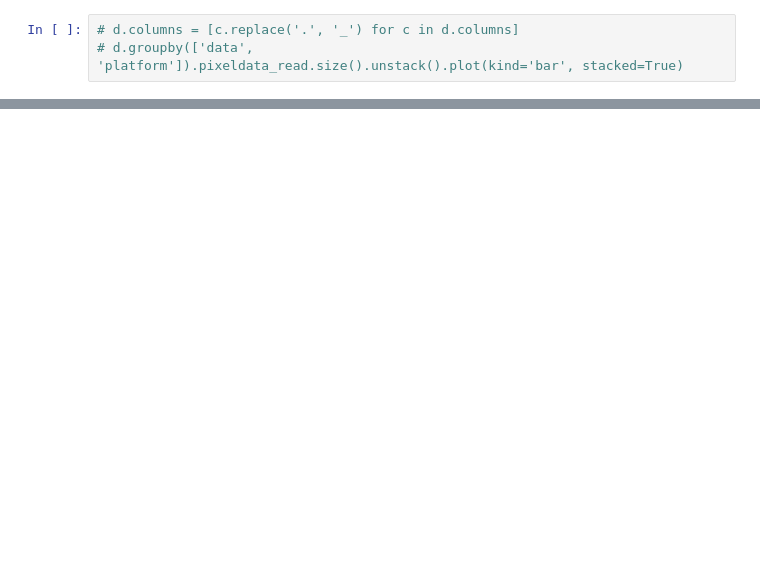
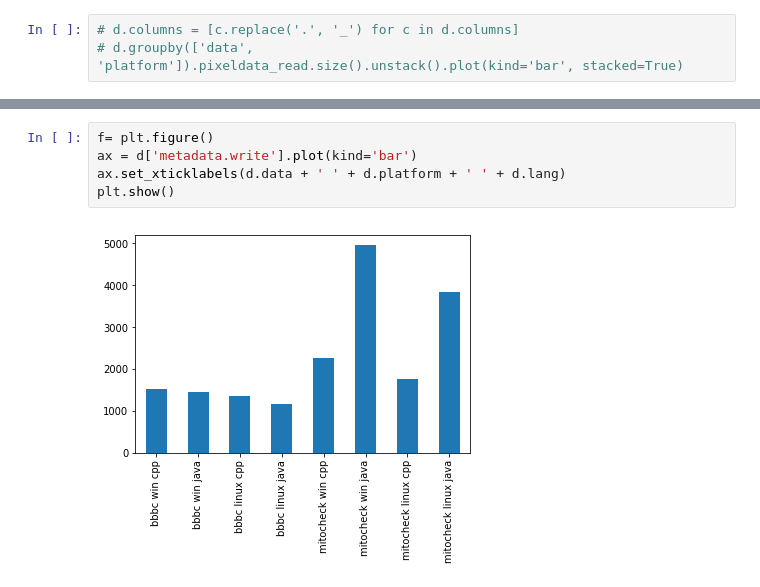
Before and after one commit to ome/ome-files-performance, a Jupyter notebook: Statistics.ipynb, the cells around one changed output, grey strips where cells are left out. Drawn from its saved outputs; the diff is of its cells as text; blank space fills up the shorter version.

```diff
--- a/Statistics.ipynb
+++ b/Statistics.ipynb
@@ -34,3 +60,10 @@ d
+# %%
+f= plt.figure()
+ax = d['metadata.write'].plot(kind='bar')
+ax.set_xticklabels(d.data + ' ' + d.platform + ' ' + d.lang)
+plt.show()
+# %% [output]
+[figure, added]
 # %%
 f= plt.figure()
 ax = d['pixeldata.read'].plot(kind='bar')
```
Also changed, not shown: parts of 6 cells of this notebook.
